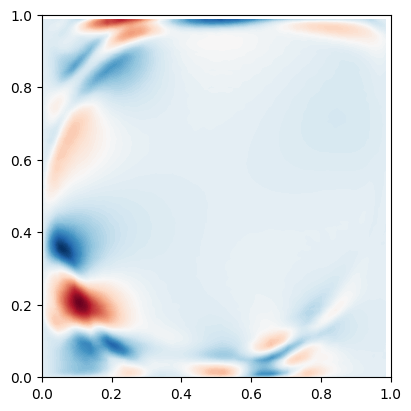
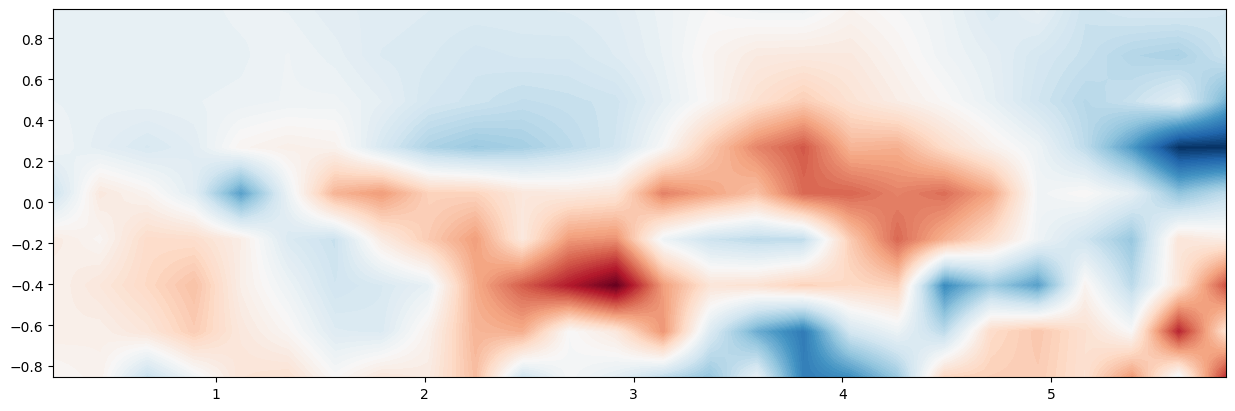
Code edit (unified diff) that turned the first committed figure into the second:
--- before
+++ after
@@ -11,13 +11,11 @@
 fig_height = fig_width*domain_aspect
 
-plt.figure(constrained_layout=True, figsize=(fig_width, fig_height))
+plt.figure(constrained_layout=True, figsize=(fig_height, fig_width))
 plt.contourf(x_grid_t, y_grid_t, Q_rec[-1, :, :, 0], levels=100, cmap='RdBu_r')
-plt.xlim(y_lim)
-plt.ylim(xlim)
+
 plt.show()
 
-plt.figure(constrained_layout=True, figsize=(fig_width, fig_height))
+plt.figure(constrained_layout=True, figsize=(fig_height, fig_width))
 plt.contourf(x_grid, y_grid, Q_true[-1, :, :, 0], levels=100, cmap='RdBu_r')
-plt.xlim(y_lim)
-plt.ylim(xlim)
+
 plt.show()

Commit: update